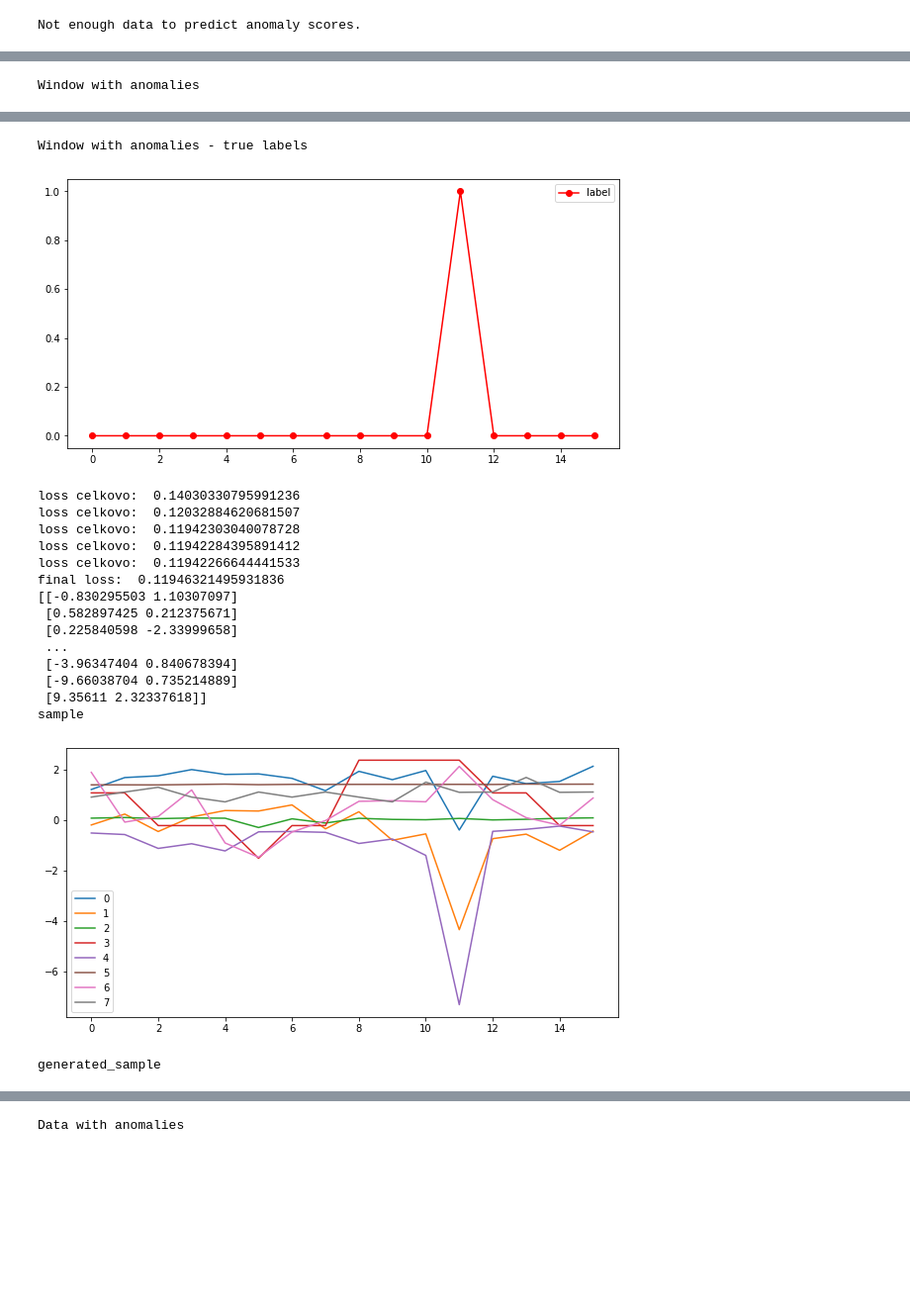
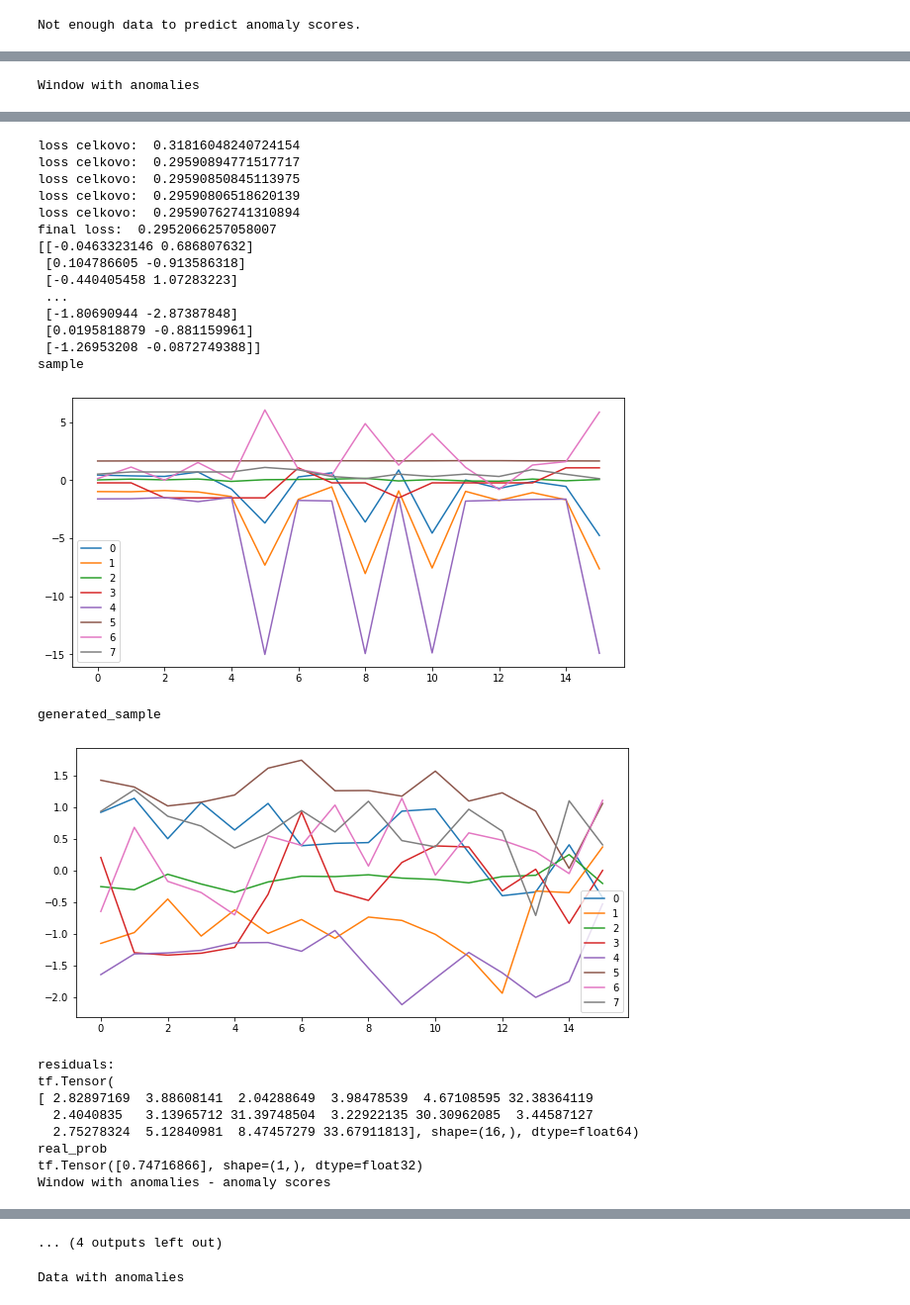
Before and after one commit to ivetasarfyova/TimeSeriesAnomalyDetectionAssignments, a Jupyter notebook: time_series_anomaly_detection/GAN-AD-SKAB.ipynb, the cells around one changed output, grey strips where cells are left out. Shown at 99% size. Cells and saved outputs as stored; diff of their text form; code cells hidden in the pictures; blank space fills up the shorter version.

Commit message:
handle missing data

```diff
--- a/time_series_anomaly_detection/GAN-AD-SKAB.ipynb
+++ b/time_series_anomaly_detection/GAN-AD-SKAB.ipynb
@@ -21,7 +22,7 @@ df_anomaly_free = pd.read_csv("../datasets/skab/anomaly-free/anomaly-free.csv",
 # %%
 ratio = 0.75
 split = int(len(df_anomaly_free)*ratio)
-df_anomaly_free, df_with_anomalies = df_anomaly_free.iloc[:split,:].reset_index(drop=True), df_anomaly_free.iloc[split:,:].reset_index(drop=True)
+df_anomaly_free, df_test = df_anomaly_free.iloc[:split,:].reset_index(drop=True), df_anomaly_free.iloc[split:,:].reset_index(drop=True)
 # %%
 df_anomaly_free.describe()
 # %% [output]
@@ -34,6 +35,10 @@ df_anomaly_free.describe()
 | 50% | 0.212496 | 0.268205 | 2.545025 | 0.054711 | 89.579700 | 28.271000 | 228.886000 | ... |
 | 75% | 0.214572 | 0.273093 | 2.731903 | 0.382638 | 90.152500 | 28.702025 | 234.830250 | ... |
 | max | 0.222114 | 0.280214 | 230.819000 | 1.366420 | 91.724900 | 29.075200 | 252.806000 | ... |
+# %%
+ratio = 0.5
+split = int(len(df_test)*ratio)
+df_anomaly_free_test, df_with_anomalies = df_test.iloc[:split,:].reset_index(drop=True), df_test.iloc[split:,:].reset_index(drop=True)
 # %%
 # insert dummy fake anomalies
 random.seed(10)
@@ -167,6 +293,11 @@ dtype: float64
 print('Window with anomalies')
 window = pd.DataFrame(df_with_anomalies[i:i+window_size])
 window.plot(figsize=(10,5))
+plt.show()
+
+anomaly_score = gan_ad.predict_anomaly_scores(pd.DataFrame(df_with_anomalies[i:i+window_size]))
+print('Window with anomalies - anomaly scores')
+anomaly_score.plot(figsize=(10,5))
 plt.show()
 
 print('Window with anomalies - true labels')
@@ -184,18 +315,25 @@ Window with anomalies
-Window with anomalies - true labels
+loss celkovo:  0.31816048240724154
+loss celkovo:  0.29590894771517717
+loss celkovo:  0.29590850845113975
+loss celkovo:  0.29590806518620139
+loss celkovo:  0.29590762741310894
+final loss:  0.2952066257058007
+[[-0.0463323146 0.686807632]
+ [0.104786605 -0.913586318]
+ [-0.440405458 1.07283223]
+ ...
+ [-1.80690944 -2.87387848]
+ [0.0195818879 -0.881159961]
+ [-1.26953208 -0.0872749388]]
+sample
-[figure, old version]
+[figure, new version]
-loss celkovo:  0.14030330795991236
-loss celkovo:  0.12032884620681507
-loss celkovo:  0.11942303040078728
-loss celkovo:  0.11942284395891412
-loss celkovo:  0.11942266644441533
-final loss:  0.11946321495931836
-[[-0.830295503 1.10307097]
- [0.582897425 0.212375671]
- [0.225840598 -2.33999658]
- ...
- [-3.96347404 0.840678394]
- [-9.66038704 0.735214889]
- [9.35611 2.32337618]]
-sample
+generated_sample
-[figure, old version]
+[figure, new version]
-generated_sample
+residuals:
+tf.Tensor(
+[ 2.82897169  3.88608141  2.04288649  3.98478539  4.67108595 32.38364119
+  2.4040835   3.13965712 31.39748504  3.22922135 30.30962085  3.44587127
+  2.75278324  5.12840981  8.47457279 33.67911813], shape=(16,), dtype=float64)
+real_prob
+tf.Tensor([0.74716866], shape=(1,), dtype=float32)
+Window with anomalies - anomaly scores
@@ -221,3 +358,4 @@ Window with anomalies - resulted labels
+... (4 outputs left out)
 # %%
 # more than one window
 print('Data with anomalies')
```
Also changed, not shown: parts of 12 cells of this notebook, 1 other file.
